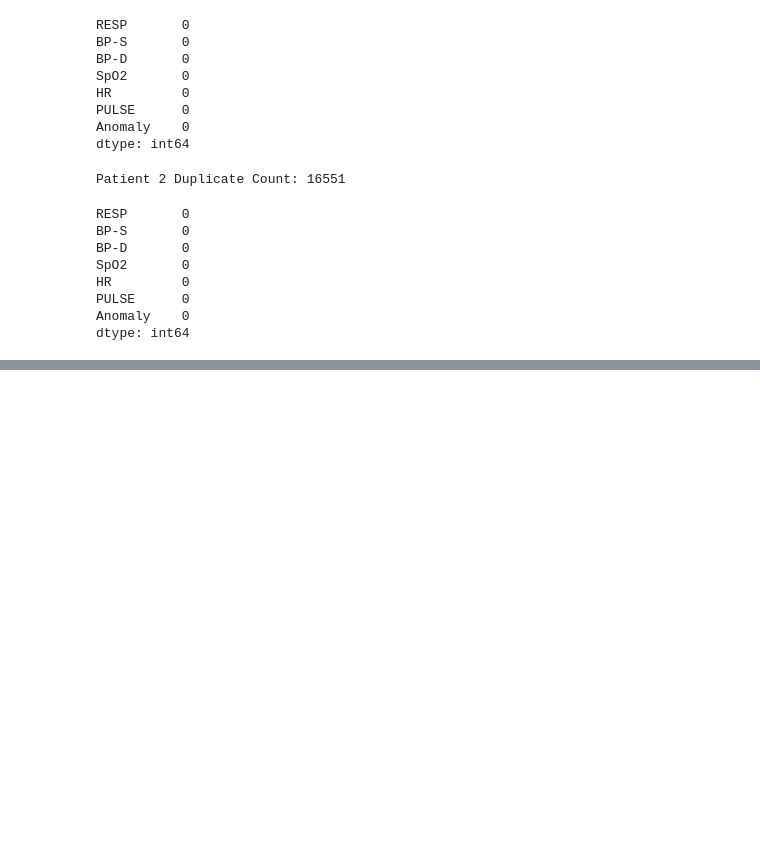
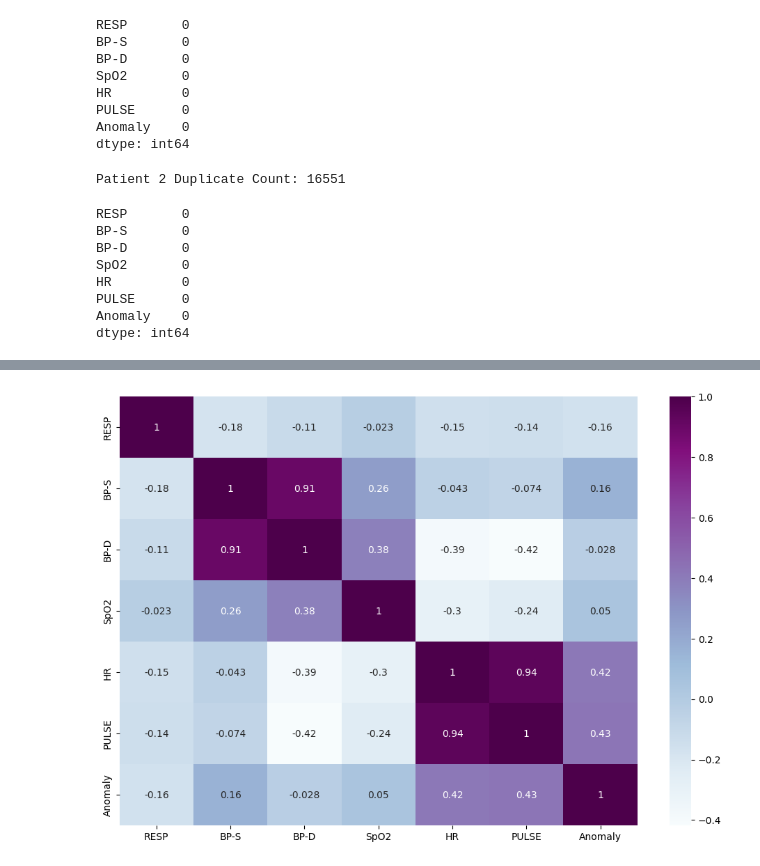
Before and after one commit to zoddtheimmortal/ml-assignments, a Jupyter notebook: a2/main.ipynb, the cells around one changed output, grey strips where cells are left out. Saved outputs shown, nothing was run; the diff lists cells and outputs as text; code cells hidden in the pictures; blank space fills up the shorter version.

```diff
--- a/a2/main.ipynb
+++ b/a2/main.ipynb
@@ -157,0 +160,11 @@ dtype: int64
+# %%
+def visualize_correlation(df):
+    fig,ax=plt.subplots(figsize=(12,8))
+
+    num_features=df.select_dtypes(include='number')
+    sns.heatmap(num_features.corr(),annot=True,ax=ax, cmap='BuPu')
+    plt.show()
+# %%
+visualize_correlation(df1)
+# %% [output]
+[figure, added]
```
Also changed, not shown: parts of 18 cells of this notebook, 2 other files.
